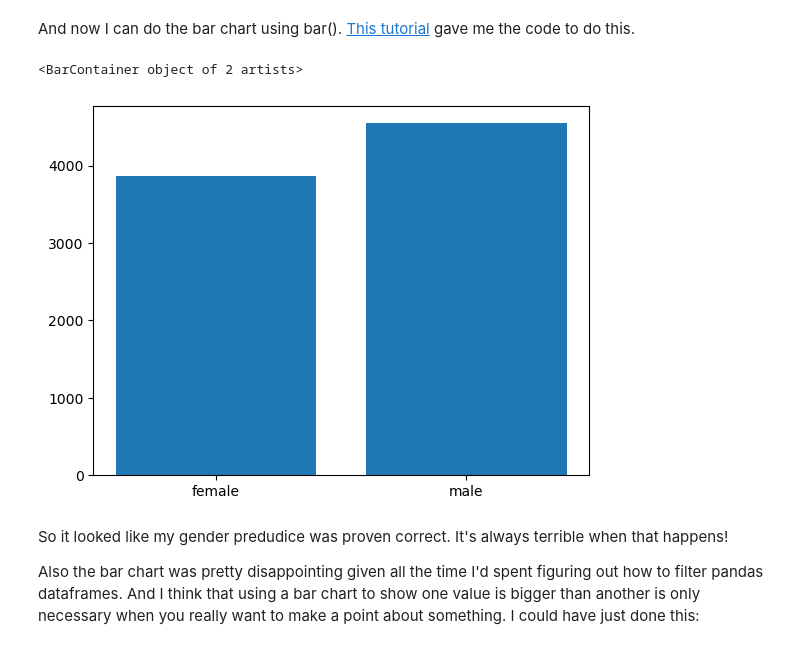
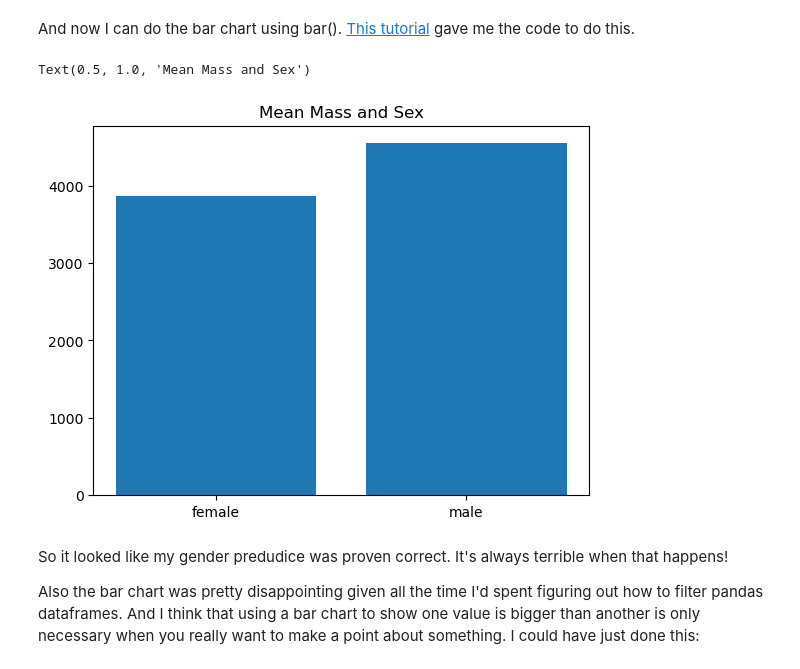
Before and after one commit to morgam7/poda-mywork, a Jupyter notebook: penguins.ipynb, the cells around one changed output. Saved outputs shown, nothing was run; the diff lists cells and outputs as text; code cells hidden in the pictures.

```diff
--- a/penguins.ipynb
+++ b/penguins.ipynb
@@ -113,15 +113,16 @@ And now I can do the bar chart using bar(). [This tutorial](https://www.geeksfor
 # %%
 # I need to name the two bars on the x axis. These are the keys.
 # The y axis is the mean. These are the values.
 
 data = {'female':femalemassmean, 'male':malemassmean}
 x = list(data.keys())
 y = list(data.values())
 
 plt.bar(x,y)
+plt.title ('Mean Mass and Sex')
 # %% [output]
-<BarContainer object of 2 artists>
+Text(0.5, 1.0, 'Mean Mass and Sex')
-[figure, old version]
+[figure, new version]
 # %% [markdown]
 So it looked like my gender predudice was proven correct. It's always terrible when that happens!
 
```
Also changed, not shown: parts of 13 cells of this notebook.
